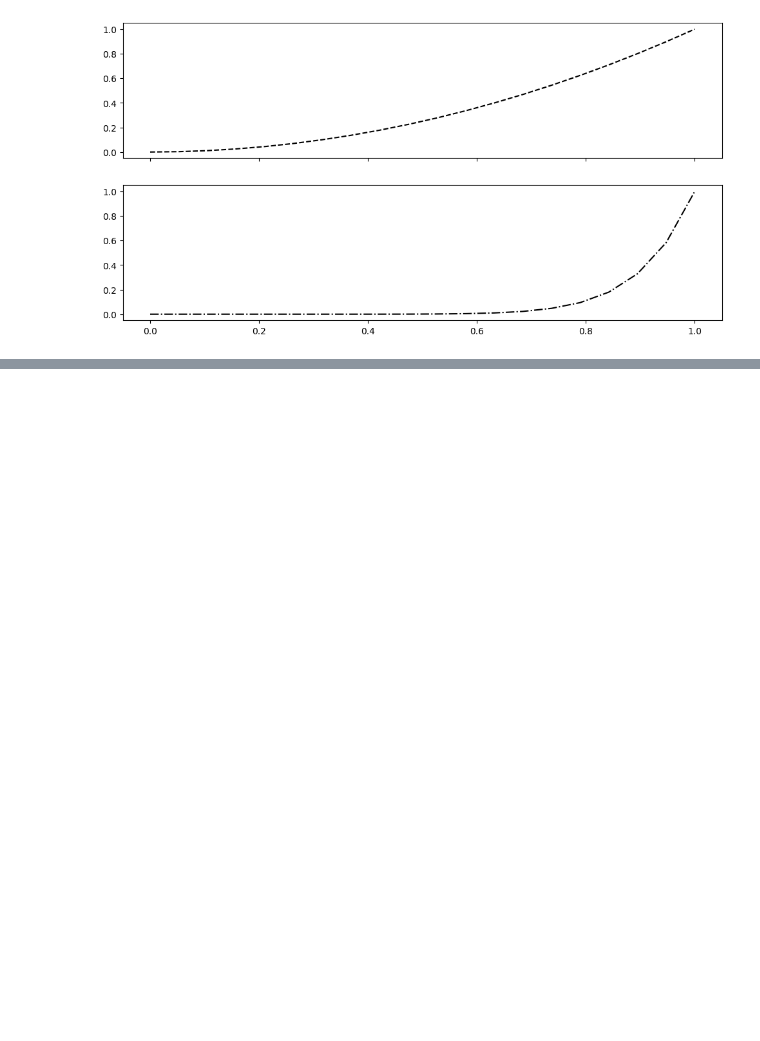
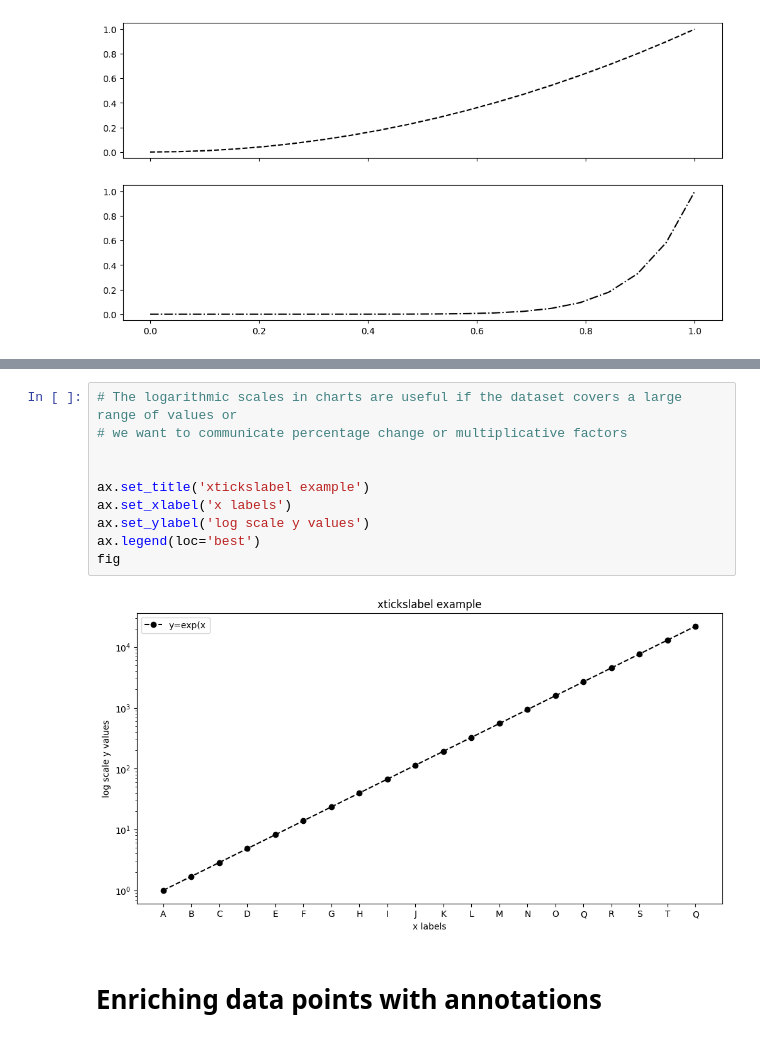
Before and after one commit to Jeffery77/Algo-Trading-Basics, a Jupyter notebook: chapter5/dataVIsualization.ipynb, the cells around one changed output, grey strips where cells are left out. Cells and saved outputs as stored; diff of their text form; blank space fills up the shorter version.

```diff
--- a/chapter5/dataVIsualization.ipynb
+++ b/chapter5/dataVIsualization.ipynb
@@ -88,0 +138,14 @@ ax2.plot(x,y2,color='black',linestyle='-.')
+# %%
+# The logarithmic scales in charts are useful if the dataset covers a large range of values or
+# we want to communicate percentage change or multiplicative factors
+
+
+ax.set_title('xtickslabel example')
+ax.set_xlabel('x labels')
+ax.set_ylabel('log scale y values')
+ax.legend(loc='best')
+fig
+# %% [output]
+[figure, added]
+# %% [markdown]
+# Enriching data points with annotations
```
Also changed, not shown: parts of 6 cells of this notebook, 1 other file.
